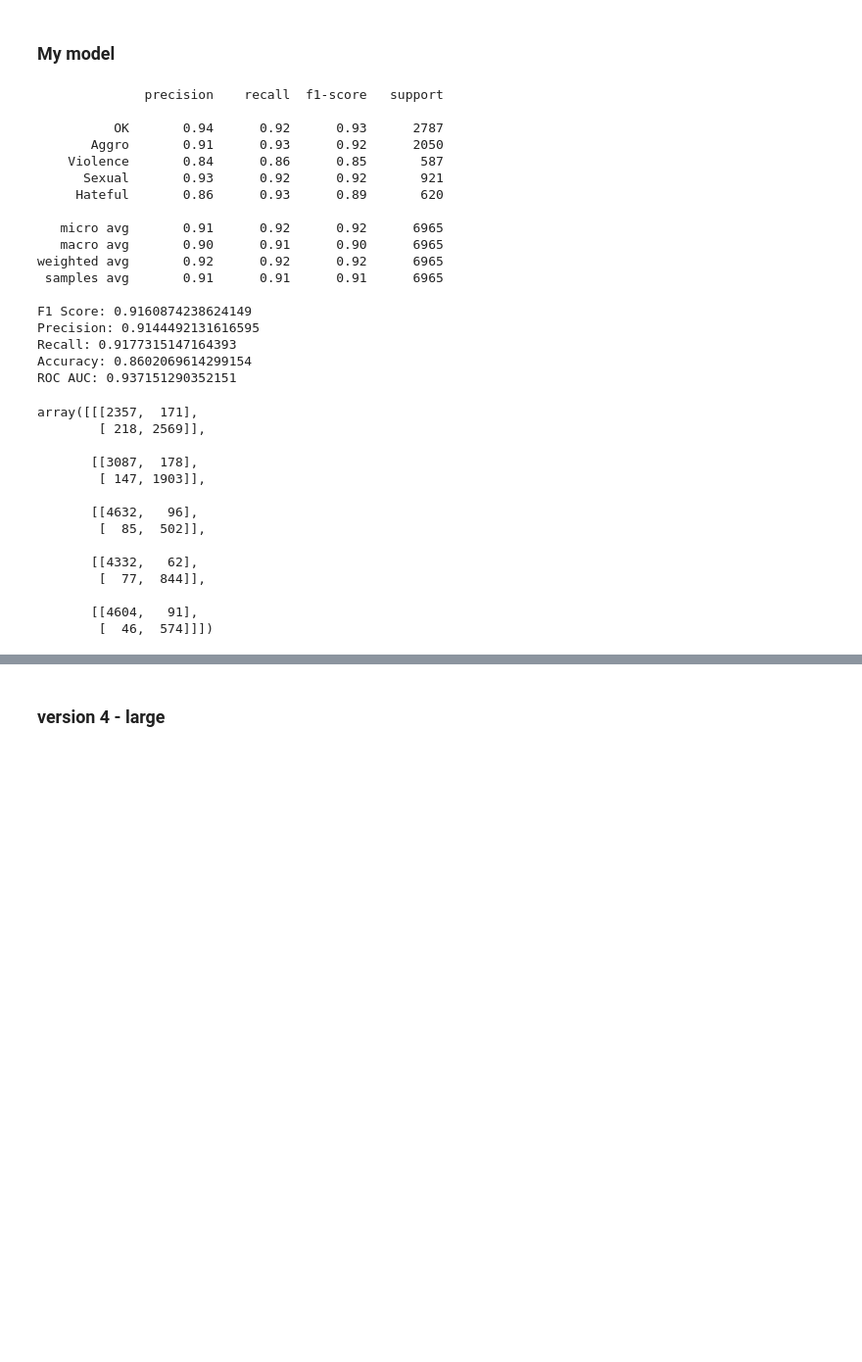
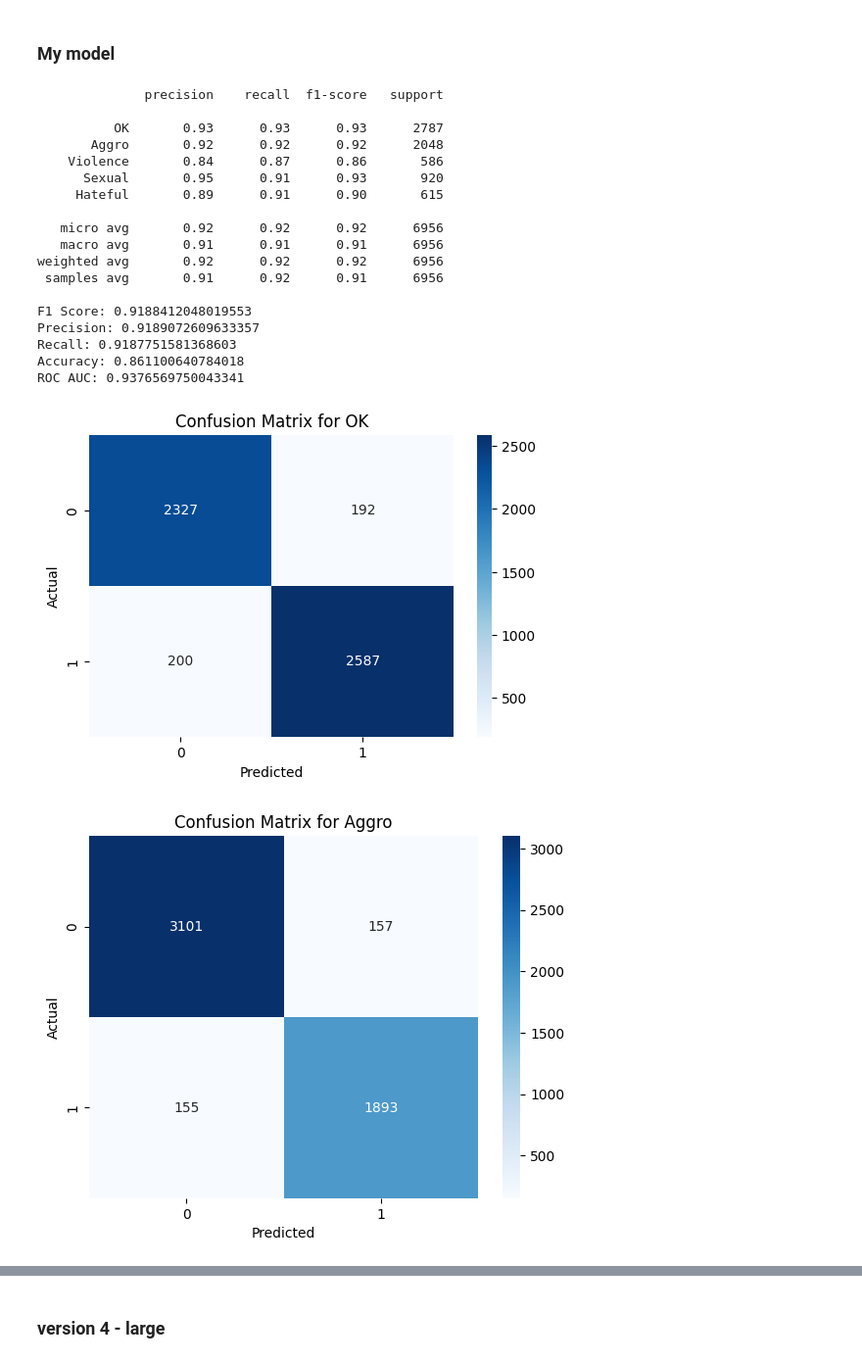
Before and after one commit to rootblind/opjustice-lm, a Jupyter notebook: automod-model/data_analysis.ipynb, the cells around one changed output, grey strips where cells are left out. Shown at 98% size. Cells and saved outputs as stored; diff of their text form; code cells hidden in the pictures; blank space fills up the shorter version.

```diff
--- a/automod-model/data_analysis.ipynb
+++ b/automod-model/data_analysis.ipynb
@@ -292,7 +294,7 @@ f1 = f1_score(y_test, y_pred, average="micro")
 precision = precision_score(y_test, y_pred, average="micro")
 recall = recall_score(y_test, y_pred, average="micro")
 accuracy = accuracy_score(y_test, y_pred)
-accuracy_array.append(accuracy)
+f1_array.append(f1)
 roc_auc = roc_auc_score(y_test, y_pred)
 clsr = classification_report(y_test, y_pred, target_names=["OK","Aggro","Violence","Sexual","Hateful"])
 
@@ -305,36 +307,33 @@ print(f"ROC AUC: {roc_auc}")
 # %% [output]
               precision    recall  f1-score   support
 
-          OK       0.94      0.92      0.93      2787
-       Aggro       0.91      0.93      0.92      2050
-    Violence       0.84      0.86      0.85       587
-      Sexual       0.93      0.92      0.92       921
-     Hateful       0.86      0.93      0.89       620
+          OK       0.93      0.93      0.93      2787
+       Aggro       0.92      0.92      0.92      2048
+    Violence       0.84      0.87      0.86       586
+      Sexual       0.95      0.91      0.93       920
+     Hateful       0.89      0.91      0.90       615
 
-   micro avg       0.91      0.92      0.92      6965
-   macro avg       0.90      0.91      0.90      6965
-weighted avg       0.92      0.92      0.92      6965
- samples avg       0.91      0.91      0.91      6965
+   micro avg       0.92      0.92      0.92      6956
+   macro avg       0.91      0.91      0.91      6956
+weighted avg       0.92      0.92      0.92      6956
+ samples avg       0.91      0.92      0.91      6956
 
-F1 Score: 0.9160874238624149
-Precision: 0.9144492131616595
-Recall: 0.9177315147164393
-Accuracy: 0.8602069614299154
-ROC AUC: 0.937151290352151
+F1 Score: 0.9188412048019553
+Precision: 0.9189072609633357
+Recall: 0.9187751581368603
+Accuracy: 0.861100640784018
+ROC AUC: 0.9376569750043341
-# %%
-multilabel_confusion_matrix(y_test, y_pred)
-# %% [output]
-array([[[2357,  171],
-        [ 218, 2569]],
-
-       [[3087,  178],
-        [ 147, 1903]],
-
-       [[4632,   96],
-        [  85,  502]],
-
-       [[4332,   62],
-        [  77,  844]],
-
-       [[4604,   91],
-        [  46,  574]]])
+# %%
+cm = multilabel_confusion_matrix(y_test, y_pred)
+plt.figure(figsize=(6, 4))
+label_index = 0
+for label in toxicityDataset.labels:
+    sns.heatmap(cm[label_index], annot=True, fmt='d', cmap='Blues')
+    label_index += 1
+    plt.title(f"Confusion Matrix for {label}")
+    plt.xlabel("Predicted")
+    plt.ylabel("Actual")
+    plt.show()
+# %% [output]
+[figure, added]
+[figure, added]
```
Also changed, not shown: parts of 30 cells of this notebook, 5 other files.
